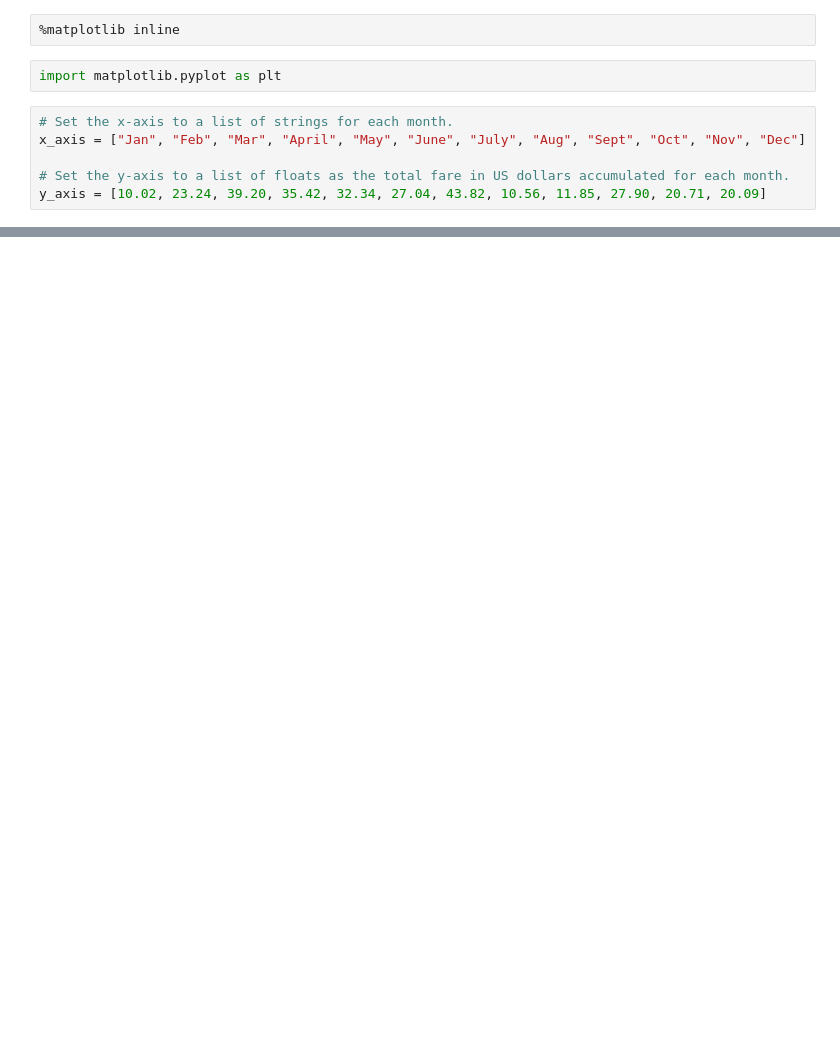
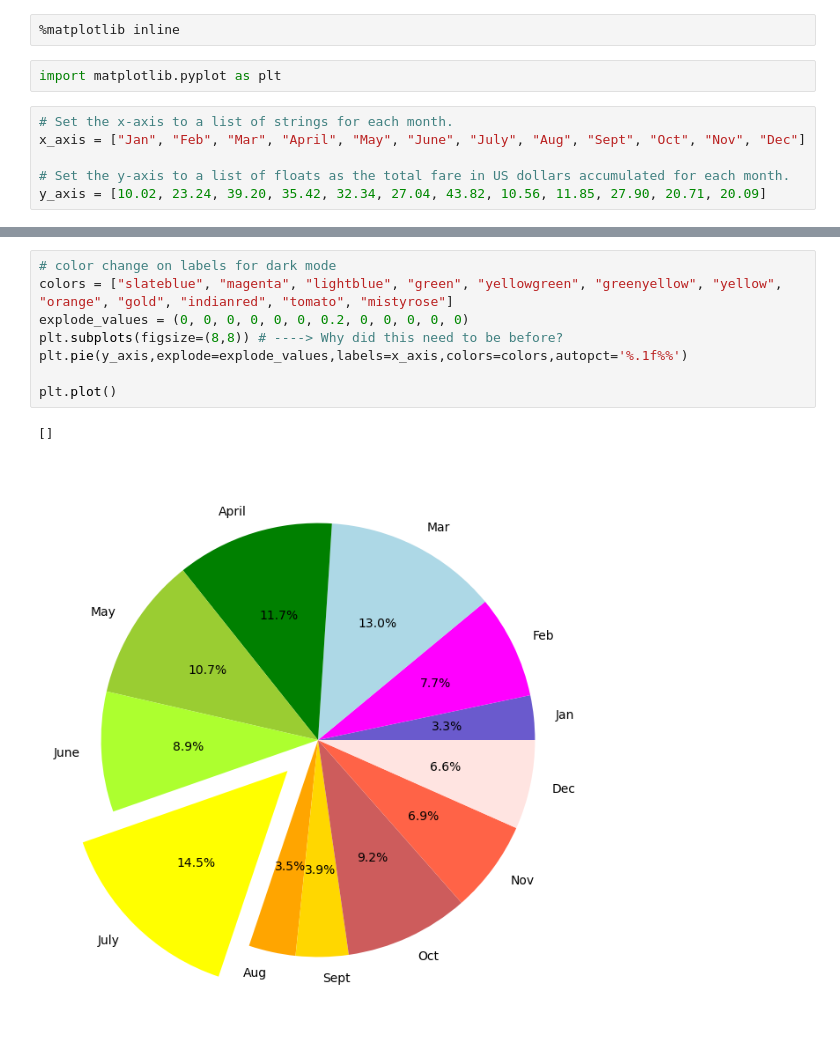
Before and after one commit to LJD0/Rideshare_Analysis, a Jupyter notebook: matplotlib_practice.ipynb, the cells around one changed output, grey strips where cells are left out. Drawn from its saved outputs; the diff is of its cells as text; blank space fills up the shorter version.

Commit message:
5.1.8 Commit
Pie charts

```diff
--- a/matplotlib_practice.ipynb
+++ b/matplotlib_practice.ipynb
@@ -115,0 +116,11 @@ Text(0.5, 1.0, 'Fares by Month')
+# %%
+# color change on labels for dark mode
+colors = ["slateblue", "magenta", "lightblue", "green", "yellowgreen", "greenyellow", "yellow", "orange", "gold", "indianred", "tomato", "mistyrose"]
+explode_values = (0, 0, 0, 0, 0, 0, 0.2, 0, 0, 0, 0, 0)
+plt.subplots(figsize=(8,8)) # ----> Why did this need to be before?
+plt.pie(y_axis,explode=explode_values,labels=x_axis,colors=colors,autopct='%.1f%%')
+
+plt.plot()
+# %% [output]
+[]
+[figure, added]
```
Also changed, not shown: parts of 12 cells of this notebook.
